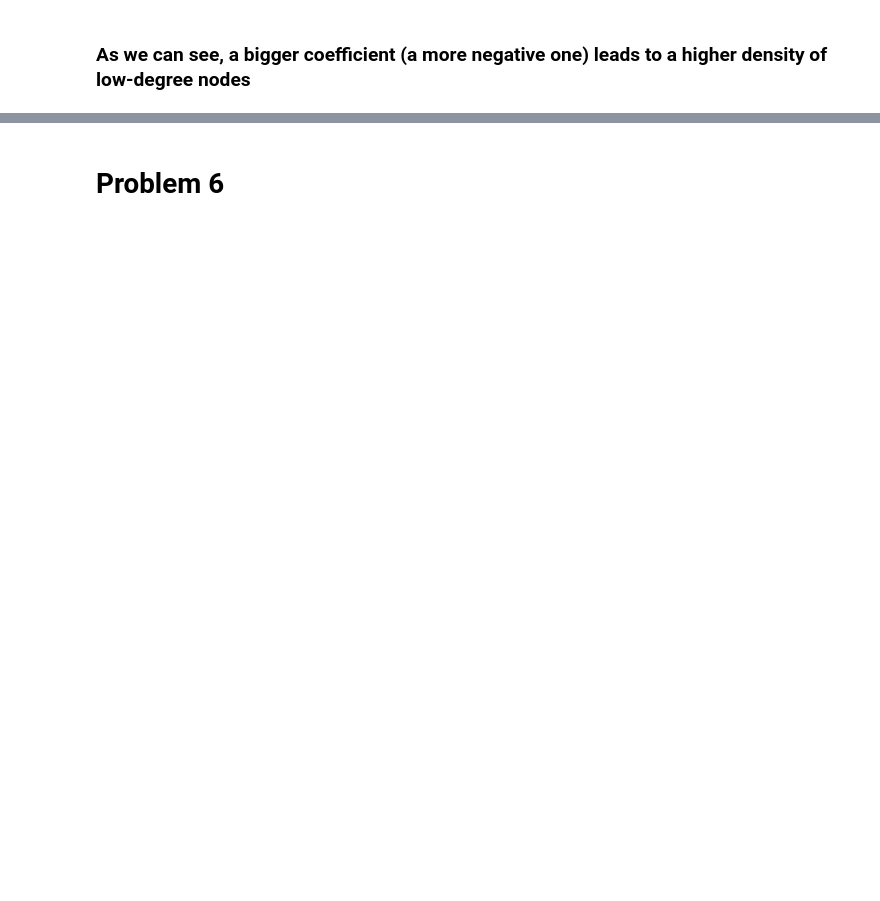
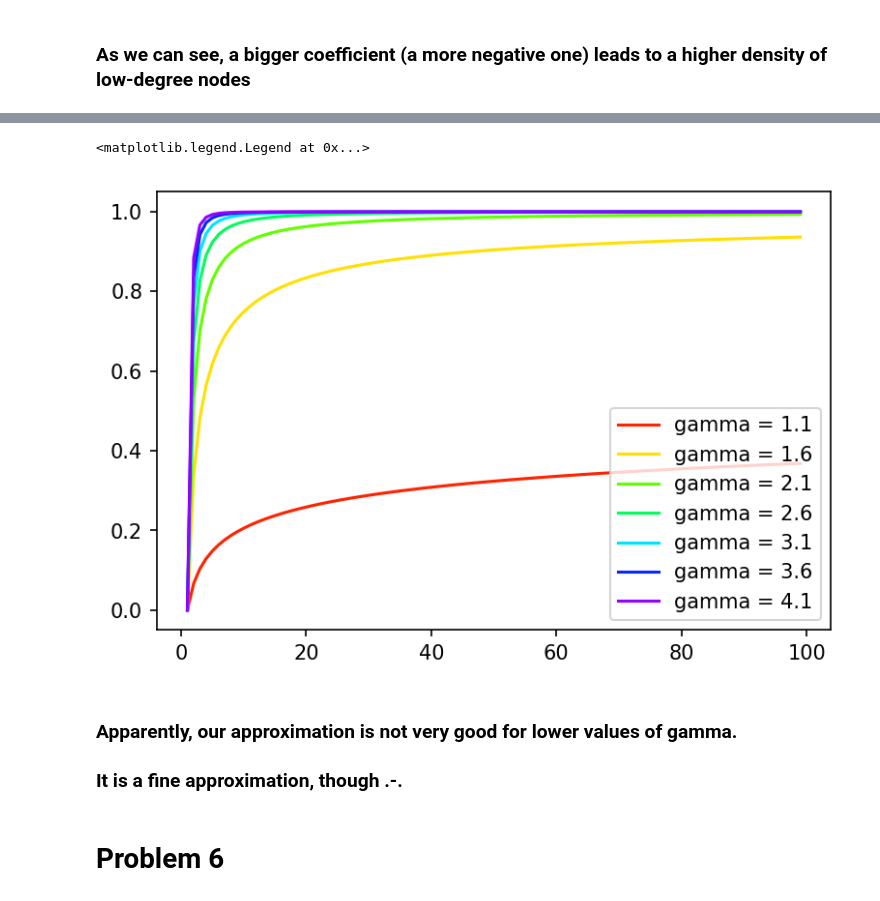
Before and after one commit to matheushjs/sandbox, a Jupyter notebook: complex_nets/lista1.ipynb, the cells around one changed output, grey strips where cells are left out. Saved outputs shown, nothing was run; the diff lists cells and outputs as text; code cells hidden in the pictures; blank space fills up the shorter version.

```diff
--- a/complex_nets/lista1.ipynb
+++ b/complex_nets/lista1.ipynb
@@ -466,2 +503,28 @@ plt.legend()
+# %%
+from matplotlib import cm
+from scipy.special import zeta
+
+color = cm.get_cmap("hsv")
+
+def prob(k, gamma=2.5):
+    A = gamma - 1
+    return A*k**(-gamma)
+
+def cum(k, gamma=2.5):
+    A = gamma - 1
+    return A * (k**(-gamma+1) / (-gamma + 1) + 1 / (gamma-1))
+
+plt.figure(dpi=150)
+x = range(1, 100)
+for i in np.arange(1.1, 4.11, step=0.5):
+    plt.plot(x, [cum(j, gamma=i) for j in x], c=color( (i-1)/4 ), label="gamma = {}".format(i))
+
+plt.legend()
+# %% [output]
+<matplotlib.legend.Legend at 0x...>
+[figure, added]
+# %% [markdown]
+### Apparently, our approximation is not very good for lower values of gamma.
+### It is a fine approximation, though .-.
 # %% [markdown]
 # Problem 6
```
Also changed, not shown: parts of 3 cells of this notebook.
